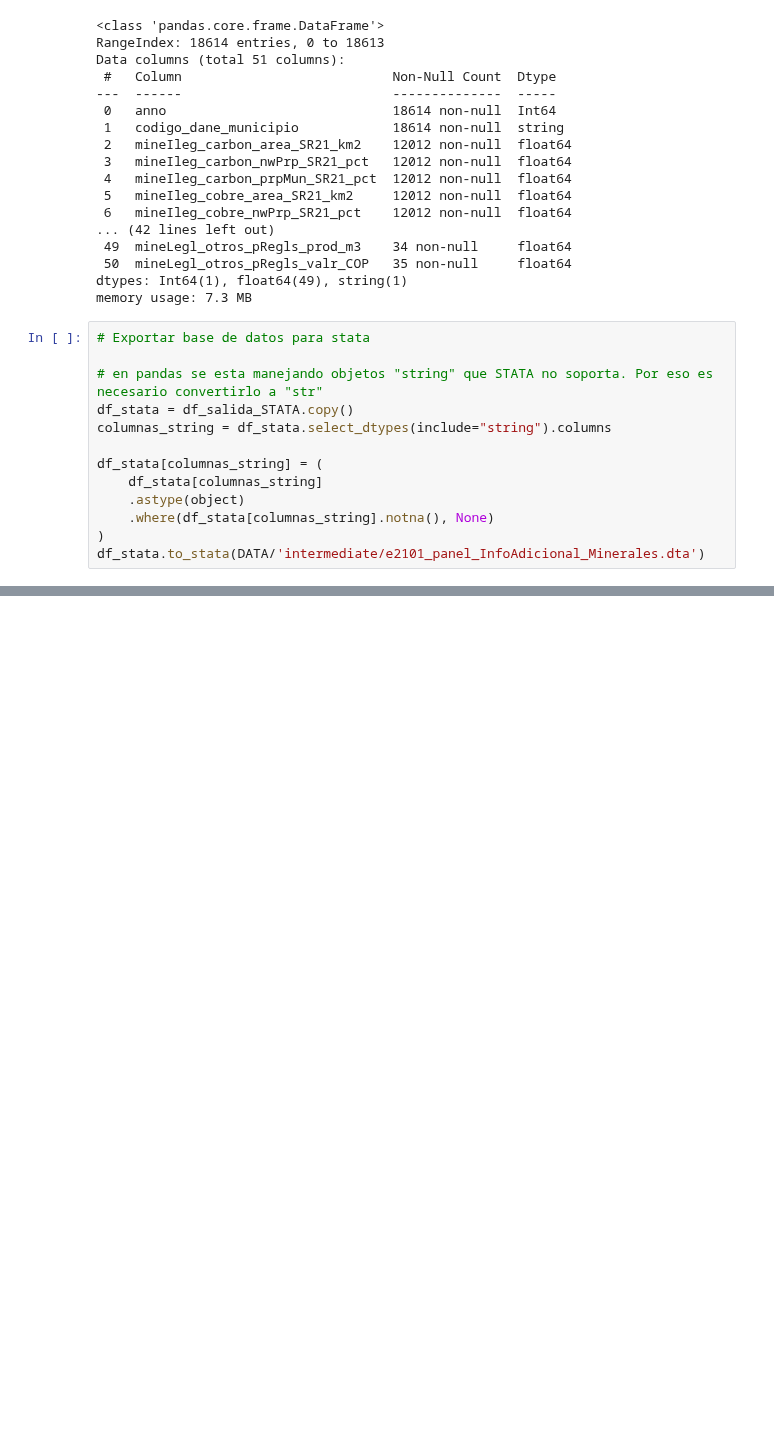
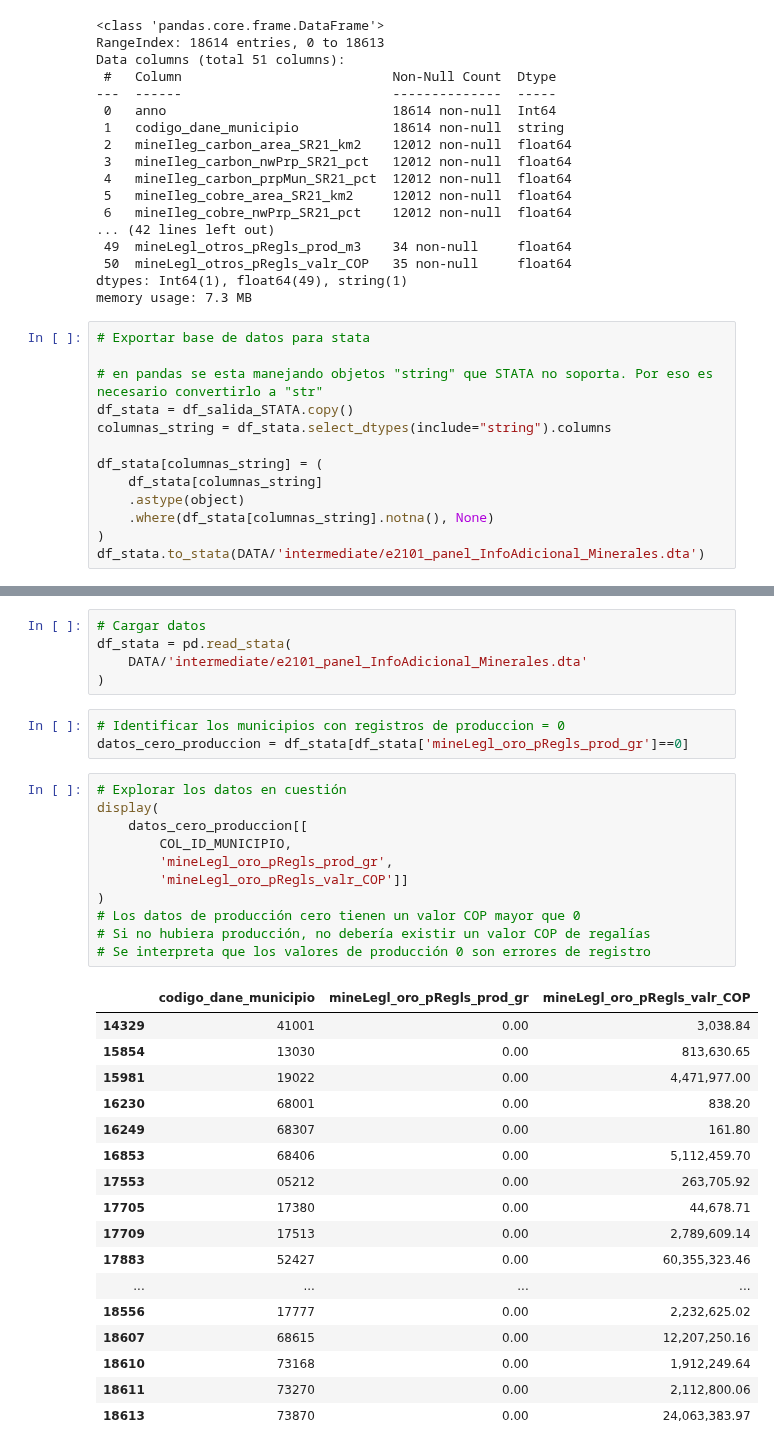
Before and after one commit to JC-AlfonsoR/PEG-mining-agriculture, a Jupyter notebook: engines/e2101_organizar_informacionAdicional_minerales.ipynb, the cells around one changed output, grey strips where cells are left out. Cells and saved outputs as stored; diff of their text form; blank space fills up the shorter version.

```diff
--- a/engines/e2101_organizar_informacionAdicional_minerales.ipynb
+++ b/engines/e2101_organizar_informacionAdicional_minerales.ipynb
@@ -676,0 +701,37 @@ df_stata.to_stata(DATA/'intermediate/e2101_panel_InfoAdicional_Minerales.dta')
+# %%
+# Cargar datos
+df_stata = pd.read_stata(
+    DATA/'intermediate/e2101_panel_InfoAdicional_Minerales.dta'
+)
+# %%
+# Identificar los municipios con registros de produccion = 0
+datos_cero_produccion = df_stata[df_stata['mineLegl_oro_pRegls_prod_gr']==0]
+# %%
+# Explorar los datos en cuestión
+display(
+    datos_cero_produccion[[
+        COL_ID_MUNICIPIO,
+        'mineLegl_oro_pRegls_prod_gr',
+        'mineLegl_oro_pRegls_valr_COP']]
+)
+# Los datos de producción cero tienen un valor COP mayor que 0
+# Si no hubiera producción, no debería existir un valor COP de regalías
+# Se interpreta que los valores de producción 0 son errores de registro
+# %% [output]
+|  | codigo_dane_municipio | mineLegl_oro_pRegls_prod_gr | mineLegl_oro_pRegls_valr_COP |
+| 14329 | 41001 | 0.00 | 3,038.84 |
+| 15854 | 13030 | 0.00 | 813,630.65 |
+| 15981 | 19022 | 0.00 | 4,471,977.00 |
+| 16230 | 68001 | 0.00 | 838.20 |
+| 16249 | 68307 | 0.00 | 161.80 |
+| 16853 | 68406 | 0.00 | 5,112,459.70 |
+| 17553 | 05212 | 0.00 | 263,705.92 |
+| 17705 | 17380 | 0.00 | 44,678.71 |
+| 17709 | 17513 | 0.00 | 2,789,609.14 |
+| 17883 | 52427 | 0.00 | 60,355,323.46 |
+| ... | ... | ... | ... |
+| 18556 | 17777 | 0.00 | 2,232,625.02 |
+| 18607 | 68615 | 0.00 | 12,207,250.16 |
+| 18610 | 73168 | 0.00 | 1,912,249.64 |
+| 18611 | 73270 | 0.00 | 2,112,800.06 |
+| 18613 | 73870 | 0.00 | 24,063,383.97 |
```
Also changed, not shown: parts of 7 cells of this notebook, 2 other files.
